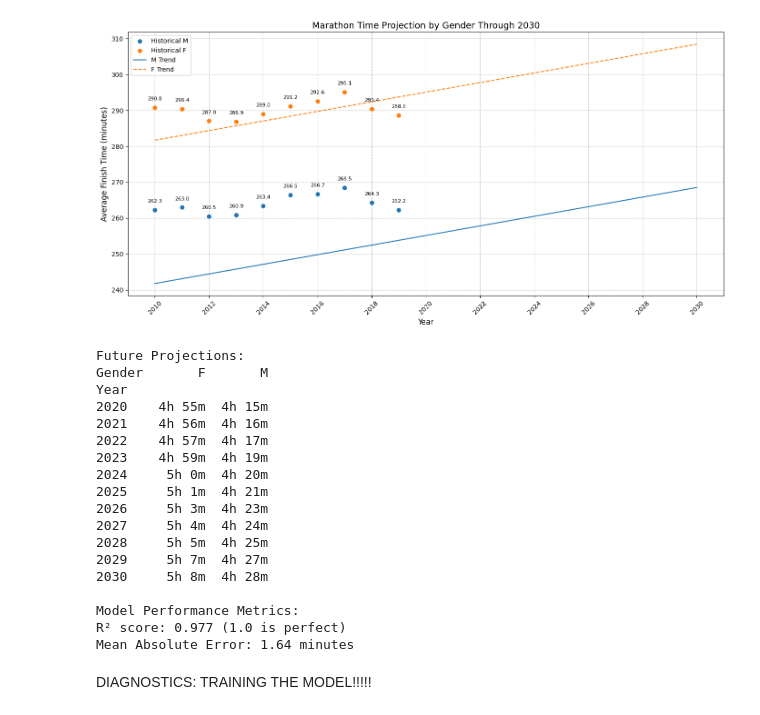
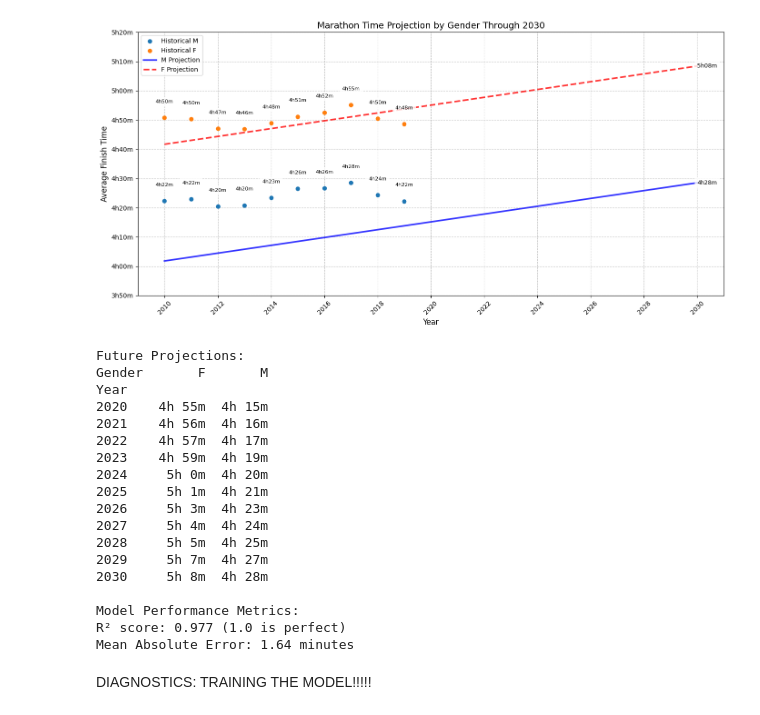
Before and after one commit to mtrap007/CSCAssignments, a Jupyter notebook: FINAL_PROJECT.ipynb, the cells around one changed output. Drawn from its saved outputs; the diff is of its cells as text; code cells hidden in the pictures.

```diff
--- a/FINAL_PROJECT.ipynb
+++ b/FINAL_PROJECT.ipynb
@@ -63,8 +63,16 @@ future_data['Predicted_Mins'] = future_predictions
 historical_predictions = model.predict(X)
 yearly_gender_avg['Predicted_Mins'] = historical_predictions
 
+# [Previous code remains the same until the plotting section]
+
 # Create the plot
 plt.figure(figsize=(14, 7))
+
+# Convert minutes to hours:minutes for display
+def mins_to_hh_mm(mins):
+    hours = int(mins // 60)
+    minutes = int(mins % 60)
+    return f"{hours}h{minutes:02d}m"
 
 # Plot historical data points
 for gender in ['M', 'F']:
@@ -73,7 +81,7 @@ for gender in ['M', 'F']:
                 yearly_gender_avg.loc[mask, 'Finish_Mins'],
                 label=f'Historical {gender}', zorder=3)
 
-# Plot regression lines
+# Plot regression lines with enhanced styling
 for gender in ['M', 'F']:
     # Historical + future years
     all_years = np.concatenate([yearly_gender_avg['Year'].unique(), future_years])
@@ -86,45 +94,68 @@ for gender in ['M', 'F']:
     })
     preds = model.predict(pred_data)
 
-    # Plot line
+    # Plot line with different styles and colors
     line_style = '-' if gender == 'M' else '--'
-    plt.plot(all_years, preds, label=f'{gender} Trend', linestyle=line_style)
+    line_color = 'blue' if gender == 'M' else 'red'
+    plt.plot(all_years, preds,
+             label=f'{gender} Projection',
+             linestyle=line_style,
+             color=line_color,
+             linewidth=2.5,
+             alpha=0.8)
 
 # Add formatting
 plt.xlabel('Year', fontsize=12)
-plt.ylabel('Average Finish Time (minutes)', fontsize=12)
+plt.ylabel('Average Finish Time', fontsize=12)
 plt.title('Marathon Time Projection by Gender Through 2030', fontsize=14)
-plt.legend(fontsize=10)
+plt.legend(fontsize=10, loc='upper left')
 plt.grid(True, linestyle='--', alpha=0.7)
 plt.xticks(np.arange(min(yearly_gender_avg['Year']), 2031, 2), rotation=45)
 
-# Add data labels
+# Change y-axis to show hours:minutes format
+current_yticks = plt.yticks()[0]
+plt.yticks(current_yticks, [mins_to_hh_mm(m) for m in current_yticks])
+
+# Add data labels in hours:minutes format
 for _, row in yearly_gender_avg.iterrows():
-    plt.text(row['Year'], row['Finish_Mins']+2,
-             f"{row['Finish_Mins']:.1f}",
-             ha='center', fontsize=8)
+    plt.text(row['Year'], row['Finish_Mins']+5,  # Slightly offset labels
+             mins_to_hh_mm(row['Finish_Mins']),
+             ha='center', fontsize=8,
+             bbox=dict(facecolor='white', alpha=0.8, edgecolor='none'))
+
+# Add projection labels for the last predicted year (2030)
+for gender in ['M', 'F']:
+    last_pred = future_data[(future_data['Year'] == 2030) & (future_data['Gender'] == gender)]
+    if not last_pred.empty:
+        pred_mins = last_pred['Predicted_Mins'].values[0]
+        plt.text(2030, pred_mins,
+                 mins_to_hh_mm(pred_mins),
+                 ha='left', va='center', fontsize=9,
+                 bbox=dict(facecolor='white', alpha=0.8, edgecolor='none'))
 
 plt.tight_layout()
 plt.show()
+
+# [Rest of the code remains the same]
 
 # Print future predictions
 print("\nFuture Projections:")
 print(future_data.groupby(['Year', 'Gender'])['Predicted_Mins'].agg(
     lambda x: f"{int(x.iloc[0]//60)}h {int(x.iloc[0]%60)}m"
 ).unstack())
 
 feature_names = model.named_steps['preprocessor'].get_feature_names_out()
 
 # Calculate and print metrics
 r2 = model.score(X, y)
 y_pred = model.predict(X)
 mae = np.mean(np.abs(y - y_pred))
 
 print(f"\nModel Performance Metrics:")
 print(f"R² score: {r2:.3f} (1.0 is perfect)")
 print(f"Mean Absolute Error: {mae:.2f} minutes")
 # %% [output]
-[figure, old version]
+[figure, new version]
 Future Projections:
 Gender       F       M
 Year
```
Also changed, not shown: parts of 3 cells of this notebook.
